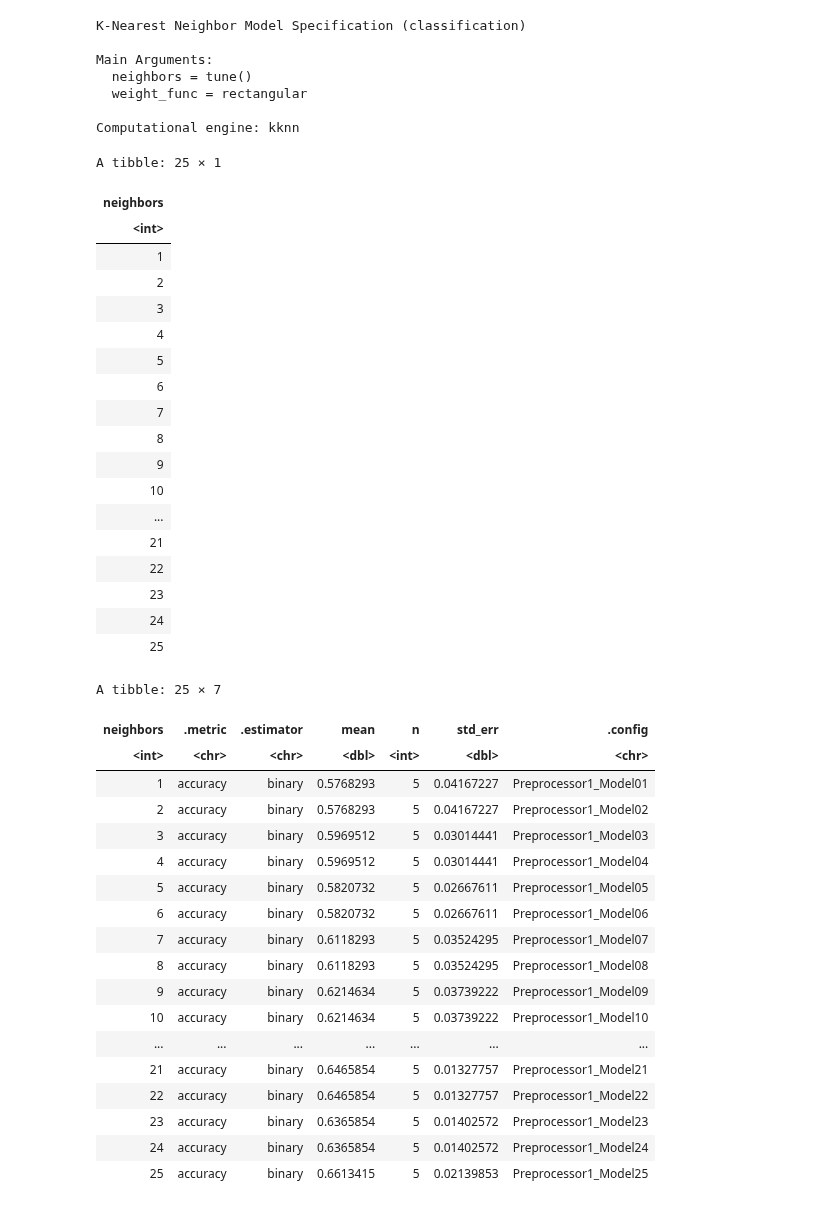
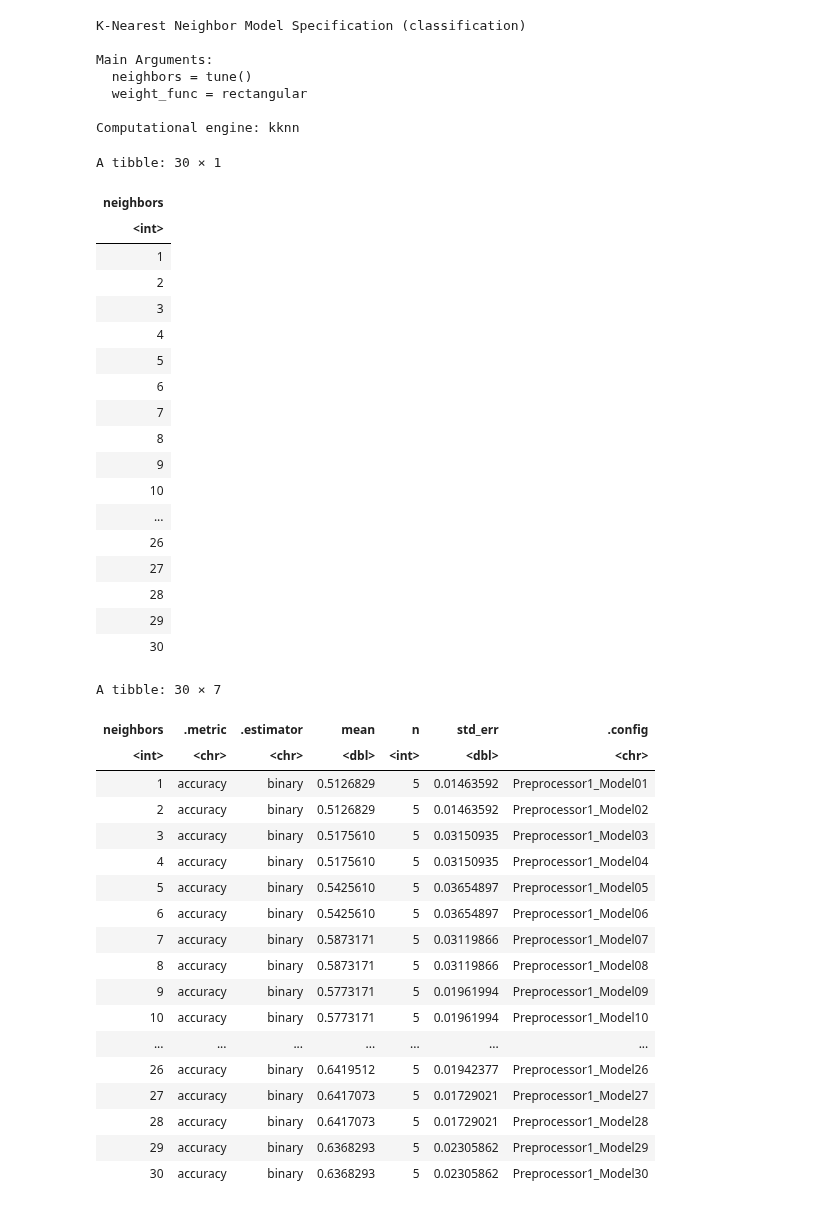
Before and after one commit to elshire7311/dsci100_group73, a Jupyter notebook: heart_analysis.ipynb, the cells around one changed output. Drawn from its saved outputs; the diff is of its cells as text; code cells hidden in the pictures.

```diff
--- a/heart_analysis.ipynb
+++ b/heart_analysis.ipynb
@@ -248,29 +248,29 @@ Main Arguments:
 Computational engine: kknn
 # %%
 hungarian_vfold <- vfold_cv(hungarian_train, v = 5, strata = diagnosis)
-tibble_made <- tibble(neighbors = seq(1, 25))
+tibble_made <- tibble(neighbors = seq(1, 30))
 
 tibble_made
 # %% [output]
-A tibble: 25 × 1
+A tibble: 30 × 1
 | neighbors |
 | <int> |
 | 1 |
 | 2 |
 | 3 |
 | 4 |
 | 5 |
 | 6 |
 | 7 |
 | 8 |
 | 9 |
 | 10 |
 | ... |
-| 21 |
-| 22 |
-| 23 |
-| 24 |
-| 25 |
+| 26 |
+| 27 |
+| 28 |
+| 29 |
+| 30 |
 # %%
 results <- workflow() |>
   add_recipe(hungarian_recipe) |>
@@ -281,25 +281,25 @@ results <- workflow() |>
 
 results
 # %% [output]
-A tibble: 25 × 7
+A tibble: 30 × 7
 | neighbors | .metric | .estimator | mean | n | std_err | .config |
 | <int> | <chr> | <chr> | <dbl> | <int> | <dbl> | <chr> |
-| 1 | accuracy | binary | 0.5768293 | 5 | 0.04167227 | Preprocessor1_Model01 |
-| 2 | accuracy | binary | 0.5768293 | 5 | 0.04167227 | Preprocessor1_Model02 |
-| 3 | accuracy | binary | 0.5969512 | 5 | 0.03014441 | Preprocessor1_Model03 |
-| 4 | accuracy | binary | 0.5969512 | 5 | 0.03014441 | Preprocessor1_Model04 |
-| 5 | accuracy | binary | 0.5820732 | 5 | 0.02667611 | Preprocessor1_Model05 |
-| 6 | accuracy | binary | 0.5820732 | 5 | 0.02667611 | Preprocessor1_Model06 |
-| 7 | accuracy | binary | 0.6118293 | 5 | 0.03524295 | Preprocessor1_Model07 |
-| 8 | accuracy | binary | 0.6118293 | 5 | 0.03524295 | Preprocessor1_Model08 |
-| 9 | accuracy | binary | 0.6214634 | 5 | 0.03739222 | Preprocessor1_Model09 |
-| 10 | accuracy | binary | 0.6214634 | 5 | 0.03739222 | Preprocessor1_Model10 |
+| 1 | accuracy | binary | 0.5126829 | 5 | 0.01463592 | Preprocessor1_Model01 |
+| 2 | accuracy | binary | 0.5126829 | 5 | 0.01463592 | Preprocessor1_Model02 |
+| 3 | accuracy | binary | 0.5175610 | 5 | 0.03150935 | Preprocessor1_Model03 |
+| 4 | accuracy | binary | 0.5175610 | 5 | 0.03150935 | Preprocessor1_Model04 |
+| 5 | accuracy | binary | 0.5425610 | 5 | 0.03654897 | Preprocessor1_Model05 |
+| 6 | accuracy | binary | 0.5425610 | 5 | 0.03654897 | Preprocessor1_Model06 |
+| 7 | accuracy | binary | 0.5873171 | 5 | 0.03119866 | Preprocessor1_Model07 |
+| 8 | accuracy | binary | 0.5873171 | 5 | 0.03119866 | Preprocessor1_Model08 |
+| 9 | accuracy | binary | 0.5773171 | 5 | 0.01961994 | Preprocessor1_Model09 |
+| 10 | accuracy | binary | 0.5773171 | 5 | 0.01961994 | Preprocessor1_Model10 |
 | ... | ... | ... | ... | ... | ... | ... |
-| 21 | accuracy | binary | 0.6465854 | 5 | 0.01327757 | Preprocessor1_Model21 |
-| 22 | accuracy | binary | 0.6465854 | 5 | 0.01327757 | Preprocessor1_Model22 |
-| 23 | accuracy | binary | 0.6365854 | 5 | 0.01402572 | Preprocessor1_Model23 |
-| 24 | accuracy | binary | 0.6365854 | 5 | 0.01402572 | Preprocessor1_Model24 |
-| 25 | accuracy | binary | 0.6613415 | 5 | 0.02139853 | Preprocessor1_Model25 |
+| 26 | accuracy | binary | 0.6419512 | 5 | 0.01942377 | Preprocessor1_Model26 |
+| 27 | accuracy | binary | 0.6417073 | 5 | 0.01729021 | Preprocessor1_Model27 |
+| 28 | accuracy | binary | 0.6417073 | 5 | 0.01729021 | Preprocessor1_Model28 |
+| 29 | accuracy | binary | 0.6368293 | 5 | 0.02305862 | Preprocessor1_Model29 |
+| 30 | accuracy | binary | 0.6368293 | 5 | 0.02305862 | Preprocessor1_Model30 |
 # %%
 options(repr.plot.width = 12, repr.plot.height = 7)
 
```
Also changed, not shown: parts of 3 cells of this notebook.
